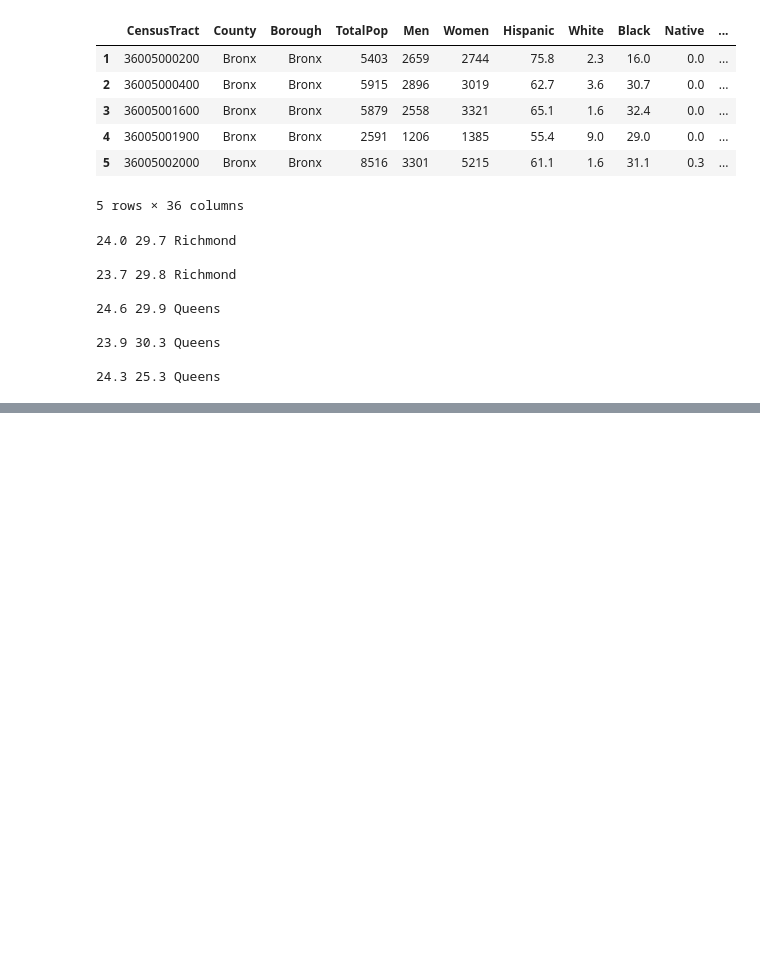
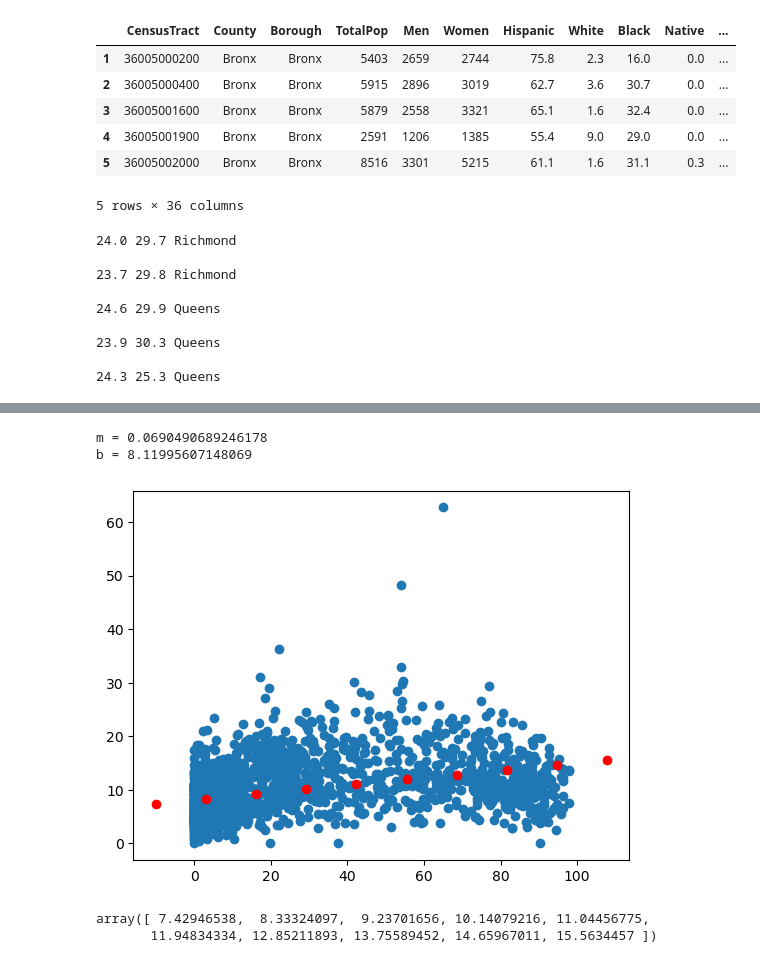
Before and after one commit to LilaShiba/generalized_model, a Jupyter notebook: notebooks/math_for_viz_model.ipynb, the cells around one changed output, grey strips where cells are left out. Drawn from its saved outputs; the diff is of its cells as text; code cells hidden in the pictures; blank space fills up the shorter version.

```diff
--- a/notebooks/math_for_viz_model.ipynb
+++ b/notebooks/math_for_viz_model.ipynb
@@ -133,0 +140,12 @@ array([[1.        , 0.08165719],
+# %%
+x = jedi.df['Black'].tolist()
+y = jedi.df['Unemployment'].tolist()
+
+
+jedi.linear_regression(x,y,50)
+# %% [output]
+m = 0.0690490689246178
+b = 8.11995607148069
+[figure, added]
+array([ 7.42946538,  8.33324097,  9.23701656, 10.14079216, 11.04456775,
+       11.94834334, 12.85211893, 13.75589452, 14.65967011, 15.5634457 ])
```
Also changed, not shown: parts of 6 cells of this notebook, 1 other file.
